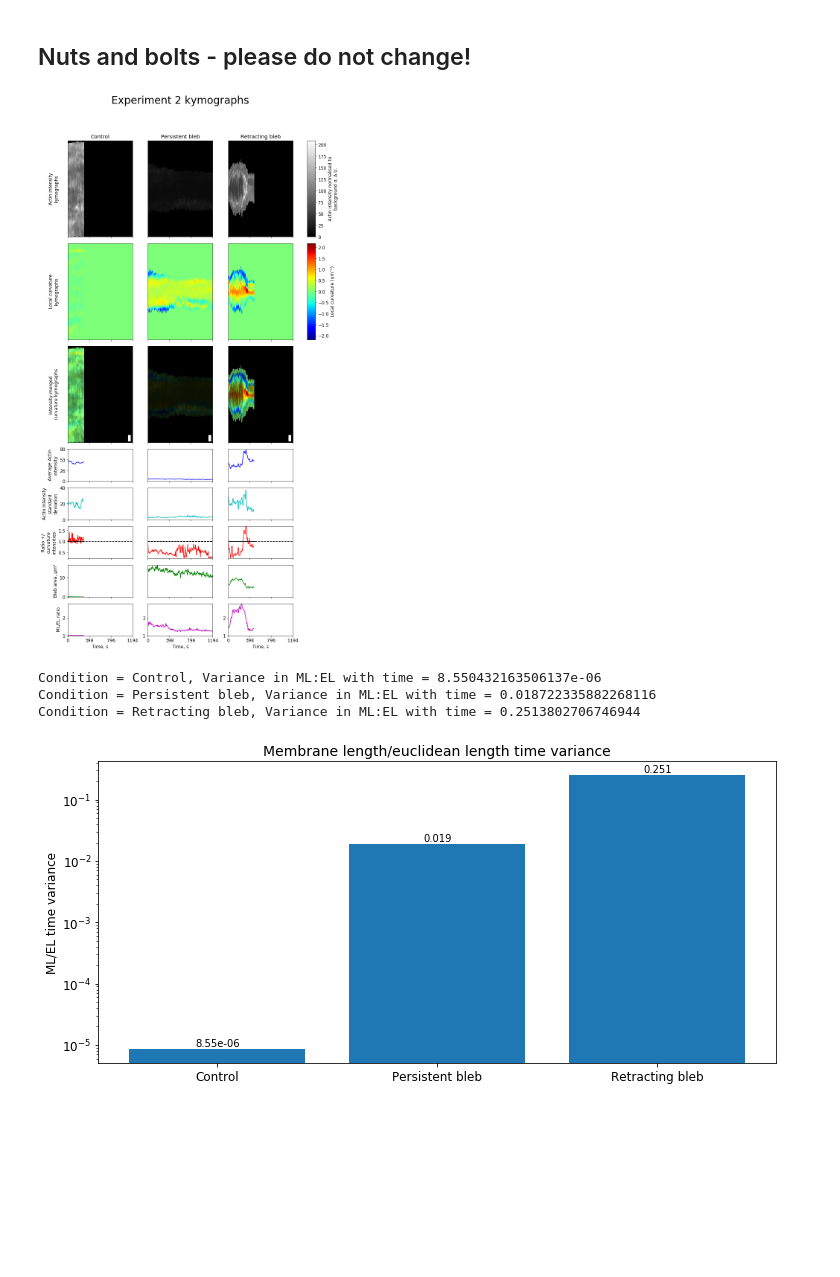
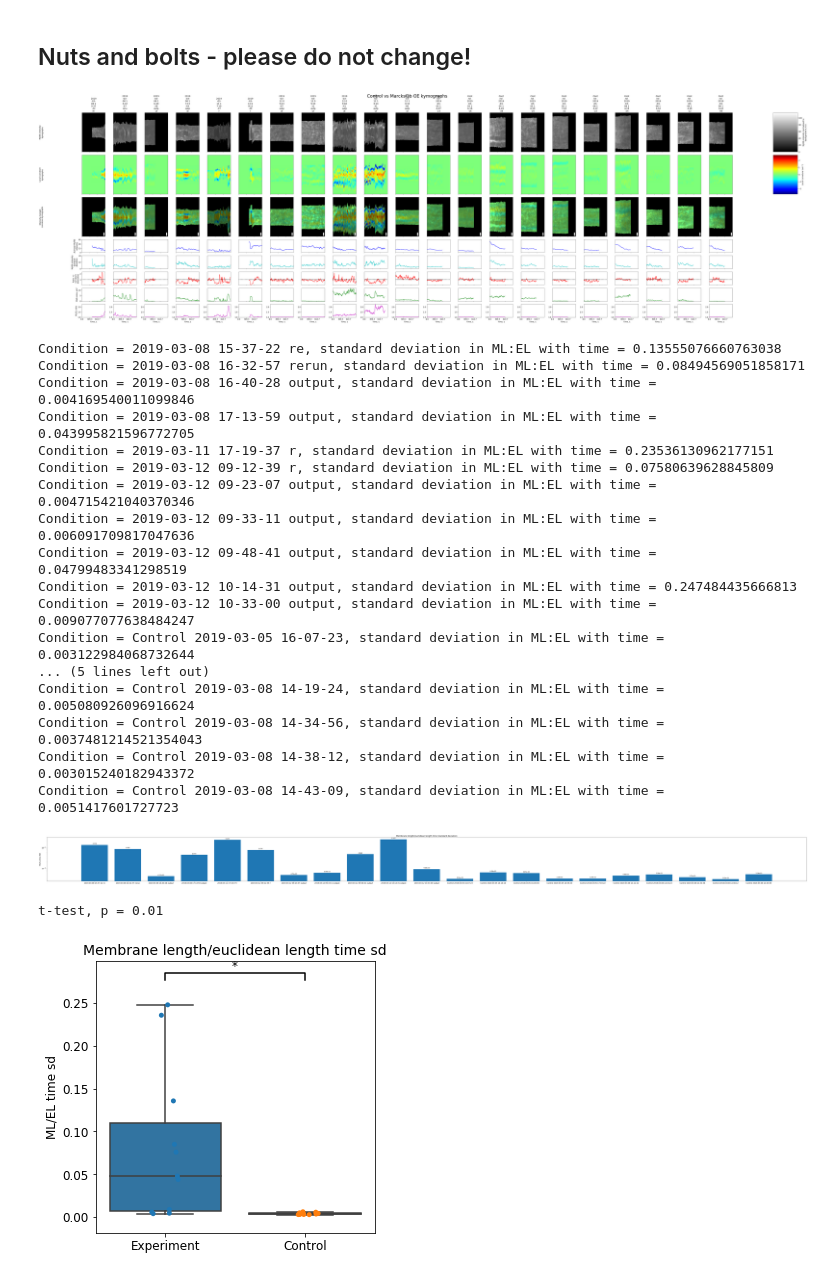
Before and after one commit to dougkelly88/blebbing_analysis, a Jupyter notebook: plotting/Blebbing figures.ipynb, the cells around one changed output. Drawn from its saved outputs; the diff is of its cells as text; code cells hidden in the pictures; blank space fills up the shorter version.

Commit message:
Switch to using standard deviations rather than variances, and perform quick significance testing between control and experimental cases

```diff
--- a/plotting/Blebbing figures.ipynb
+++ b/plotting/Blebbing figures.ipynb
@@ -36,7 +36,7 @@ This notebook is designed to generate figures for comparison of membrane blebbin
 #experiment_folder = "C:\\Users\\dougk\\Desktop\\output\\2019-01-29 17-10-59 output\\Varying curvature length parameter"
 # experiment_folder = "D:\\data\\Inverse blebbing\\Experiment 1"
 # experiment_folder = "C:\\Users\\dougk\\Desktop\\output\\bg std test\\2019-02-06 16-11-38 output\\looped analysis"
-experiment_folder = "C:\\Users\\dougk\\Desktop\\output\\Experiment 2\\Experiment 2"
+experiment_folder = "C:\\Users\\dougk\\Desktop\\Control vs Marcksl1b OE"
 condition_names = None;
 #condition_names = ["control", "condition 1", "condition 2"]
 annotation_arrows = None;
@@ -52,7 +52,8 @@ base_chosen_timepoints = [0, 120, 240, 354];
 make_colorscale_symmetrical = True;
 keep_time_and_length_scales_consistent = True;
 normalise_intensity_to_std = True;
-variances_on_log_scale = True;
+sds_on_log_scale = True;
+compare_experiment_to_control = True;
 # %% [markdown]
 ## Font setup
 # %%
@@ -98,7 +100,7 @@ actin_im, curv_im = plotting.plot_kymographs(paramses,
                                              curv_lims,
                                              contrast_enhancement=contrast_enhancement);
 
-average_nonzero_intensities, std_nonzero_intensities, intensity_ratios, ml_el_time_variances = plotting.plot_timeseries(paramses,
+average_nonzero_intensities, std_nonzero_intensities, intensity_ratios, ml_el_time_sds = plotting.plot_timeseries(paramses,
                                                                                                     axs,
                                                                                                     actin_kyms,
                                                                                                     curvature_kyms,
@@ -125,42 +127,68 @@ plotting.adjust_time_series_plot_display(fig,
                                              paramses,
                                              average_nonzero_intensities,
                                              std_nonzero_intensities,
                                              intensity_ratios,
                                              areas,
                                              ml_el_ratios);
 
 if keep_time_and_length_scales_consistent:
     plotting.do_space_time_normalisation(axs, paramses, space_lims, time_lims, make_colorscale_symmetrical);
 
 for idx, ax in enumerate(axs[2]):
     plotting.add_scalebar(paramses[idx],
                           ax,
                           fig,
                           color='w',
                           scale_bar_size_um=1,
                           vertical_scale_bar=True,
                           prenormalised=keep_time_and_length_scales_consistent);
 
 fig.suptitle(experiment_title + " kymographs");
 
 plotting.add_arrow_annotations(axs, annotation_arrows);
 
 plt.show();
 
-print("\n".join(["Condition = {}, Variance in ML:EL with time = {}".format(cond, v)
-                for cond, v in zip(column_titles, ml_el_time_variances)]));
+print("\n".join(["Condition = {}, standard deviation in ML:EL with time = {}".format(cond, v)
+                for cond, v in zip(column_titles, ml_el_time_sds)]));
 fig2, ax = plt.subplots(1, 1, figsize=(3.5*len(actin_kyms),5));
-plotting.plot_ml_el_ratio_variances(ml_el_time_variances,
+plotting.plot_ml_el_ratio_sds(ml_el_time_sds,
                                     ax,
                                     conditions=column_titles,
-                                    log_yscale=variances_on_log_scale);
+                                    log_yscale=sds_on_log_scale);
 plt.show();
+
+fig3, ax = plt.subplots(nrows=1, ncols=1, figsize=(5,5));
+if compare_experiment_to_control:
+    p = plotting.plot_ml_el_sd_boxplots(ml_el_time_sds,
+                                         column_titles,
+                                         ax,
+                                         ylabel="ML/EL time sd",
+                                         title="Membrane length/euclidean length time sd",
+                                         ttest=True);
+    print("t-test, p = {0:.2f}".format(p))
 # %% [output]
-[figure, old version]
+[figure, new version]
-Condition = Control, Variance in ML:EL with time = 8.550432163506137e-06
-Condition = Persistent bleb, Variance in ML:EL with time = 0.018722335882268116
-Condition = Retracting bleb, Variance in ML:EL with time = 0.2513802706746944
+Condition = 2019-03-08 15-37-22 re, standard deviation in ML:EL with time = 0.13555076660763038
+Condition = 2019-03-08 16-32-57 rerun, standard deviation in ML:EL with time = 0.08494569051858171
+Condition = 2019-03-08 16-40-28 output, standard deviation in ML:EL with time = 0.004169540011099846
+Condition = 2019-03-08 17-13-59 output, standard deviation in ML:EL with time = 0.043995821596772705
+Condition = 2019-03-11 17-19-37 r, standard deviation in ML:EL with time = 0.23536130962177151
+Condition = 2019-03-12 09-12-39 r, standard deviation in ML:EL with time = 0.07580639628845809
+Condition = 2019-03-12 09-23-07 output, standard deviation in ML:EL with time = 0.004715421040370346
+Condition = 2019-03-12 09-33-11 output, standard deviation in ML:EL with time = 0.006091709817047636
+Condition = 2019-03-12 09-48-41 output, standard deviation in ML:EL with time = 0.04799483341298519
+Condition = 2019-03-12 10-14-31 output, standard deviation in ML:EL with time = 0.247484435666813
+Condition = 2019-03-12 10-33-00 output, standard deviation in ML:EL with time = 0.009077077638484247
+Condition = Control 2019-03-05 16-07-23, standard deviation in ML:EL with time = 0.003122984068732644
+... (5 lines left out)
+Condition = Control 2019-03-08 14-19-24, standard deviation in ML:EL with time = 0.005080926096916624
+Condition = Control 2019-03-08 14-34-56, standard deviation in ML:EL with time = 0.0037481214521354043
+Condition = Control 2019-03-08 14-38-12, standard deviation in ML:EL with time = 0.003015240182943372
+Condition = Control 2019-03-08 14-43-09, standard deviation in ML:EL with time = 0.0051417601727723
-[figure, old version]
+[figure, new version]
+t-test, p = 0.01
+[figure, added]
 # %%
 experiment_title = os.path.basename(experiment_folder);
 with warnings.catch_warnings():
```
Also changed, not shown: parts of 2 cells of this notebook, 1 other file.
